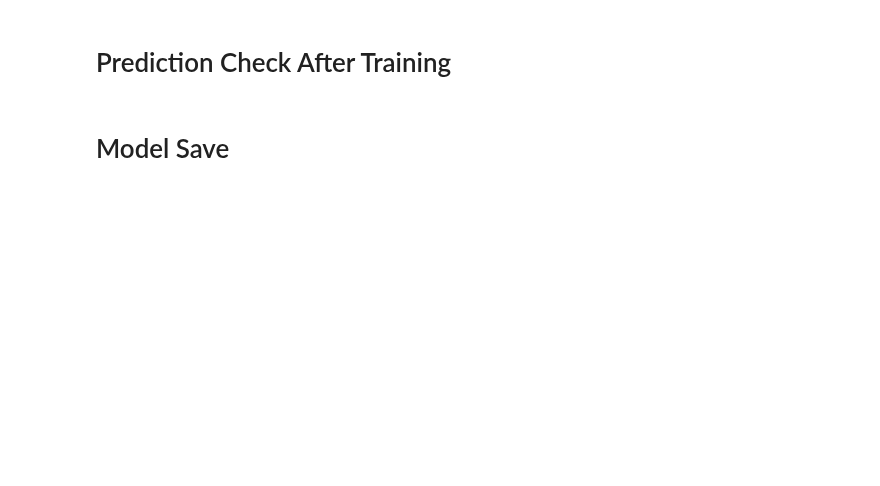
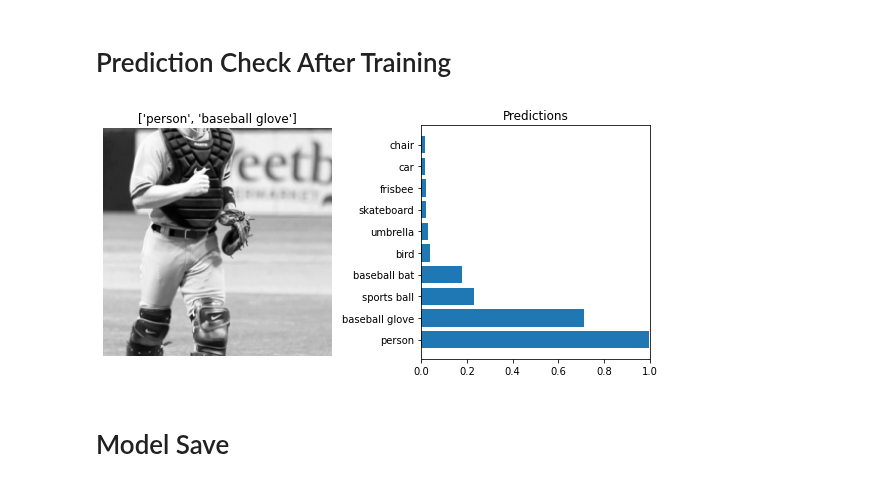
Before and after one commit to johnwslee/Data_Science_Libraries, a Jupyter notebook: PyTorch/CNN_with_transfer_learning/CNN_with_transfer_learning_coco-2014.ipynb, the cells around one changed output. Saved outputs shown, nothing was run; the diff lists cells and outputs as text; code cells hidden in the pictures; blank space fills up the shorter version.

```diff
--- a/PyTorch/CNN_with_transfer_learning/CNN_with_transfer_learning_coco-2014.ipynb
+++ b/PyTorch/CNN_with_transfer_learning/CNN_with_transfer_learning_coco-2014.ipynb
@@ -451,14 +467,16 @@ accur_fig.set_ylabel('Accuracy');
 # Prediction Check After Training
 # %%
 # Test on training images (run as many times as you like!)
-image, label = next(iter(dataloaders["test"]))
+image, label = next(iter(dataloaders["valid"]))
 model.to(device)
 image = image.to(device)
 label = label.to(device)
 predictions = model(image)  # Get first image and predict it
 # predictions = nn.Softmax(dim=1)(predictions)  # Coerce predictions to probabilities using Softmax()
 predictions = torch.topk(predictions, 10)
 plot_prediction(image[0].cpu(), label[0].cpu(), predictions)
+# %% [output]
+[figure, added]
 # %% [markdown]
 # Model Save
 # %%
```
Also changed, not shown: parts of 4 cells of this notebook.
